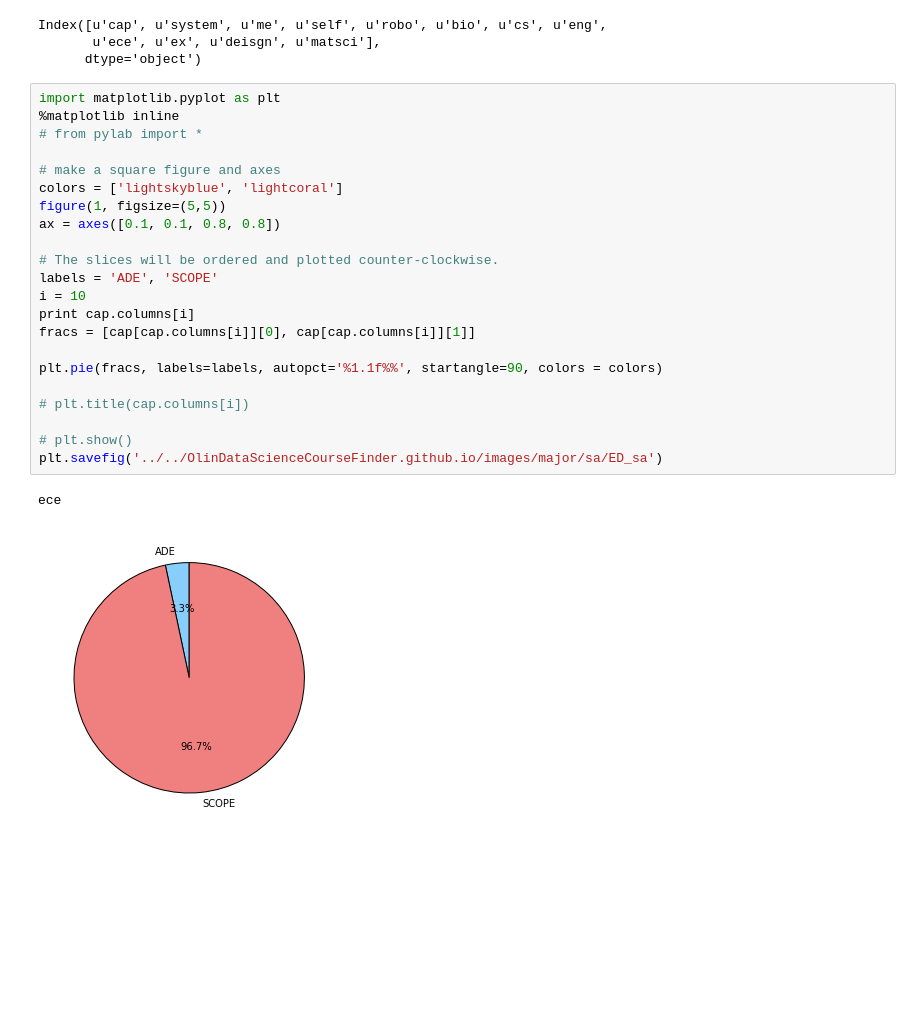
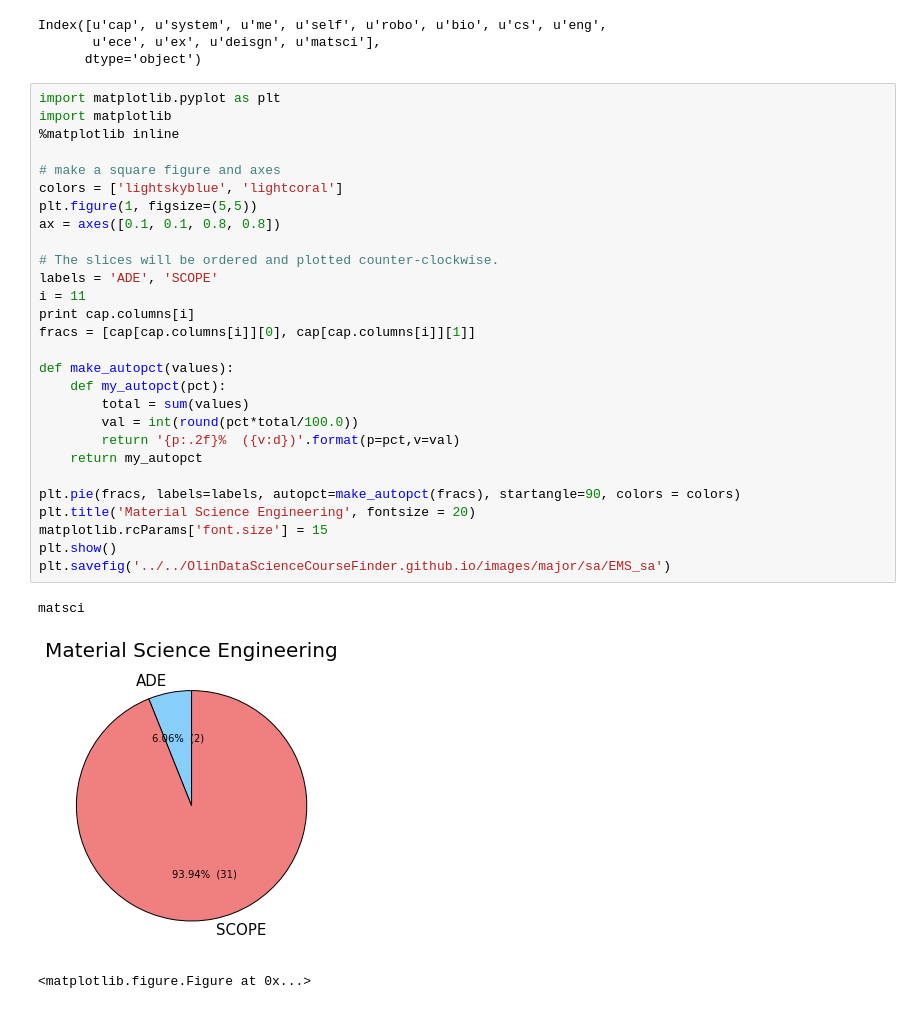
Before and after one commit to idgetto/DataScienceFinalProject, a Jupyter notebook: statanalysis/scopeade.ipynb, the cells around one changed output. Saved outputs shown, nothing was run; the diff lists cells and outputs as text; blank space fills up the shorter version.

```diff
--- a/statanalysis/scopeade.ipynb
+++ b/statanalysis/scopeade.ipynb
@@ -456,26 +456,33 @@ Index([u'cap', u'system', u'me', u'self', u'robo', u'bio', u'cs', u'eng',
       dtype='object')
 # %%
 import matplotlib.pyplot as plt
+import matplotlib
 %matplotlib inline
-# from pylab import *
 
 # make a square figure and axes
 colors = ['lightskyblue', 'lightcoral']
-figure(1, figsize=(5,5))
+plt.figure(1, figsize=(5,5))
 ax = axes([0.1, 0.1, 0.8, 0.8])
 
 # The slices will be ordered and plotted counter-clockwise.
 labels = 'ADE', 'SCOPE'
-i = 10
+i = 11
 print cap.columns[i]
 fracs = [cap[cap.columns[i]][0], cap[cap.columns[i]][1]]
 
-plt.pie(fracs, labels=labels, autopct='%1.1f%%', startangle=90, colors = colors)
+def make_autopct(values):
+    def my_autopct(pct):
+        total = sum(values)
+        val = int(round(pct*total/100.0))
+        return '{p:.2f}%  ({v:d})'.format(p=pct,v=val)
+    return my_autopct
 
-# plt.title(cap.columns[i])
-
-# plt.show()
-plt.savefig('../../OlinDataScienceCourseFinder.github.io/images/major/sa/ED_sa')
+plt.pie(fracs, labels=labels, autopct=make_autopct(fracs), startangle=90, colors = colors)
+plt.title('Material Science Engineering', fontsize = 20)
+matplotlib.rcParams['font.size'] = 15
+plt.show()
+plt.savefig('../../OlinDataScienceCourseFinder.github.io/images/major/sa/EMS_sa')
 # %% [output]
-ece
+matsci
-[figure, old version]
+[figure, new version]
+<matplotlib.figure.Figure at 0x...>
```
